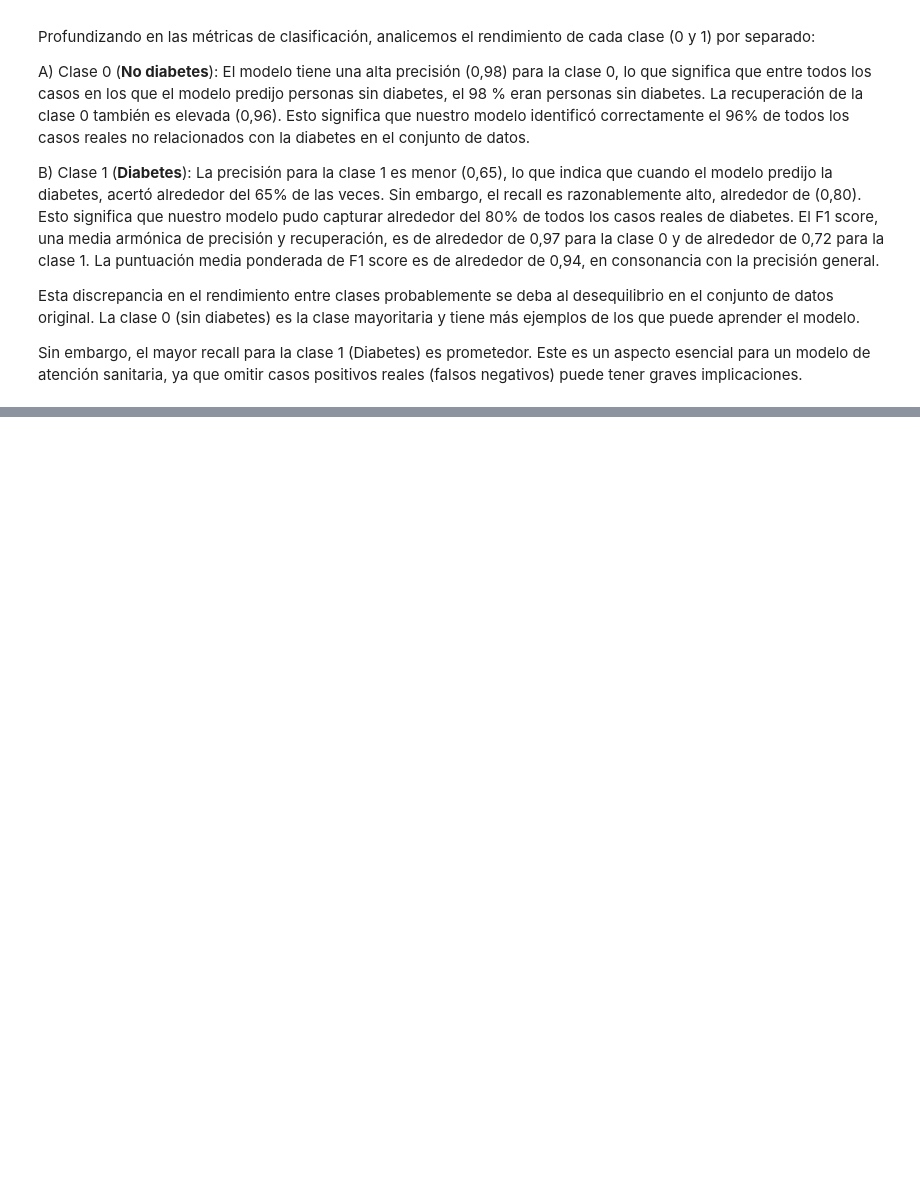
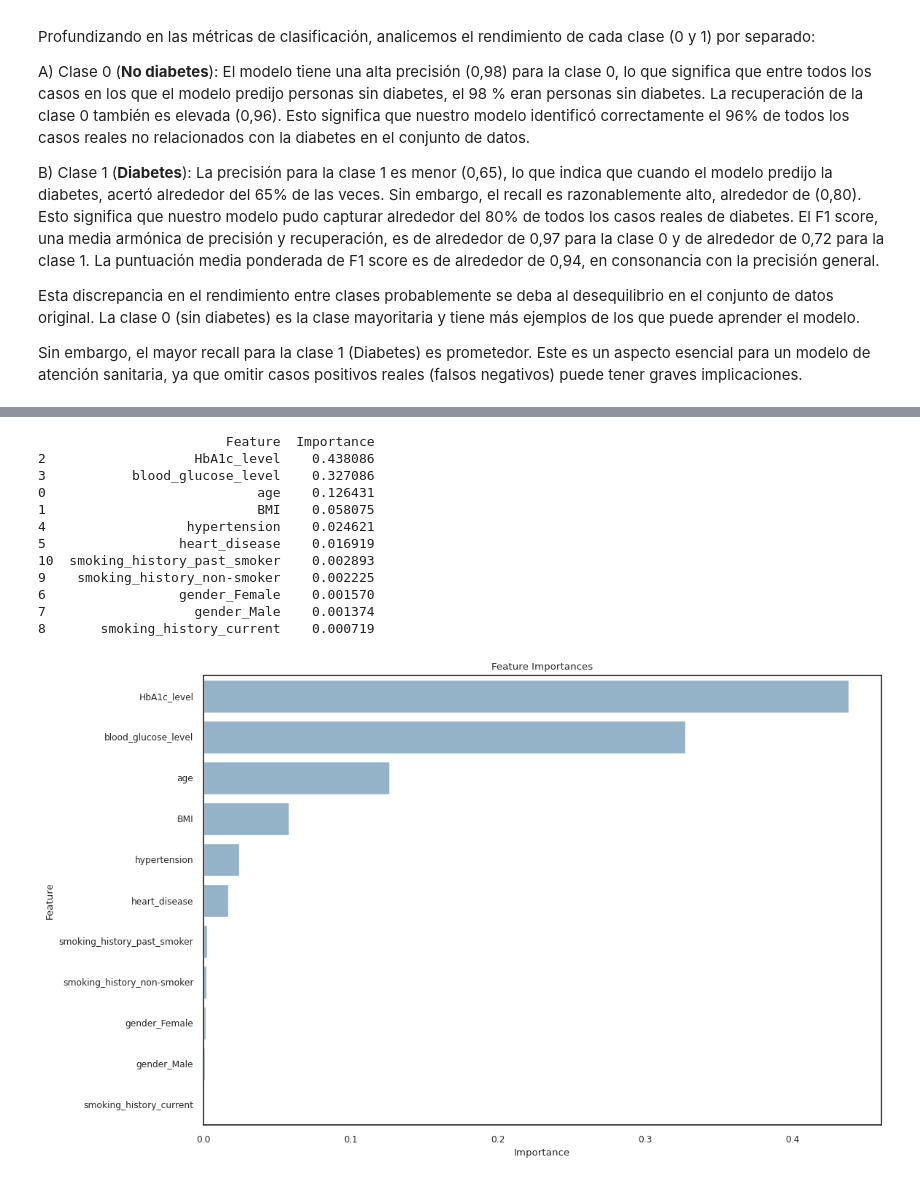
Before and after one commit to josealvins/coderhouse-datascience1, a Jupyter notebook: Diabetes_Prediction_José_Alvins.ipynb, the cells around one changed output, grey strips where cells are left out. Saved outputs shown, nothing was run; the diff lists cells and outputs as text; code cells hidden in the pictures; blank space fills up the shorter version.

```diff
--- a/Diabetes_Prediction_José_Alvins.ipynb
+++ b/Diabetes_Prediction_José_Alvins.ipynb
@@ -639,0 +644,38 @@ Sin embargo, el mayor recall para la clase 1 (Diabetes) es prometedor. Este es u
+# %%
+# After fitting the model, we input feature names
+onehot_columns = list(grid_search.best_estimator_.named_steps['preprocessor'].named_transformers_['cat'].get_feature_names_out(['gender', 'smoking_history']))
+
+# Then we add the numeric feature names
+feature_names = ['age', 'BMI', 'HbA1c_level', 'blood_glucose_level', 'hypertension', 'heart_disease'] + onehot_columns
+
+# And now let's get the feature importances
+importances = grid_search.best_estimator_.named_steps['classifier'].feature_importances_
+
+# Create a dataframe for feature importance
+importance_df = pd.DataFrame({'Feature': feature_names, 'Importance': importances})
+
+# Sort the dataframe by importance
+importance_df = importance_df.sort_values('Importance', ascending=False)
+
+# Print the feature importances
+print(importance_df)
+
+# Plot the feature importances
+plt.figure(figsize=(12, 8))
+sns.barplot(x='Importance', y='Feature', data=importance_df)
+plt.title('Feature Importances')
+plt.show()
+# %% [output]
+                        Feature  Importance
+2                   HbA1c_level    0.438086
+3           blood_glucose_level    0.327086
+0                           age    0.126431
+1                           BMI    0.058075
+4                  hypertension    0.024621
+5                 heart_disease    0.016919
+10  smoking_history_past_smoker    0.002893
+9    smoking_history_non-smoker    0.002225
+6                 gender_Female    0.001570
+7                   gender_Male    0.001374
+8       smoking_history_current    0.000719
+[figure, added]
```
Also changed, not shown: parts of 7 cells of this notebook.
